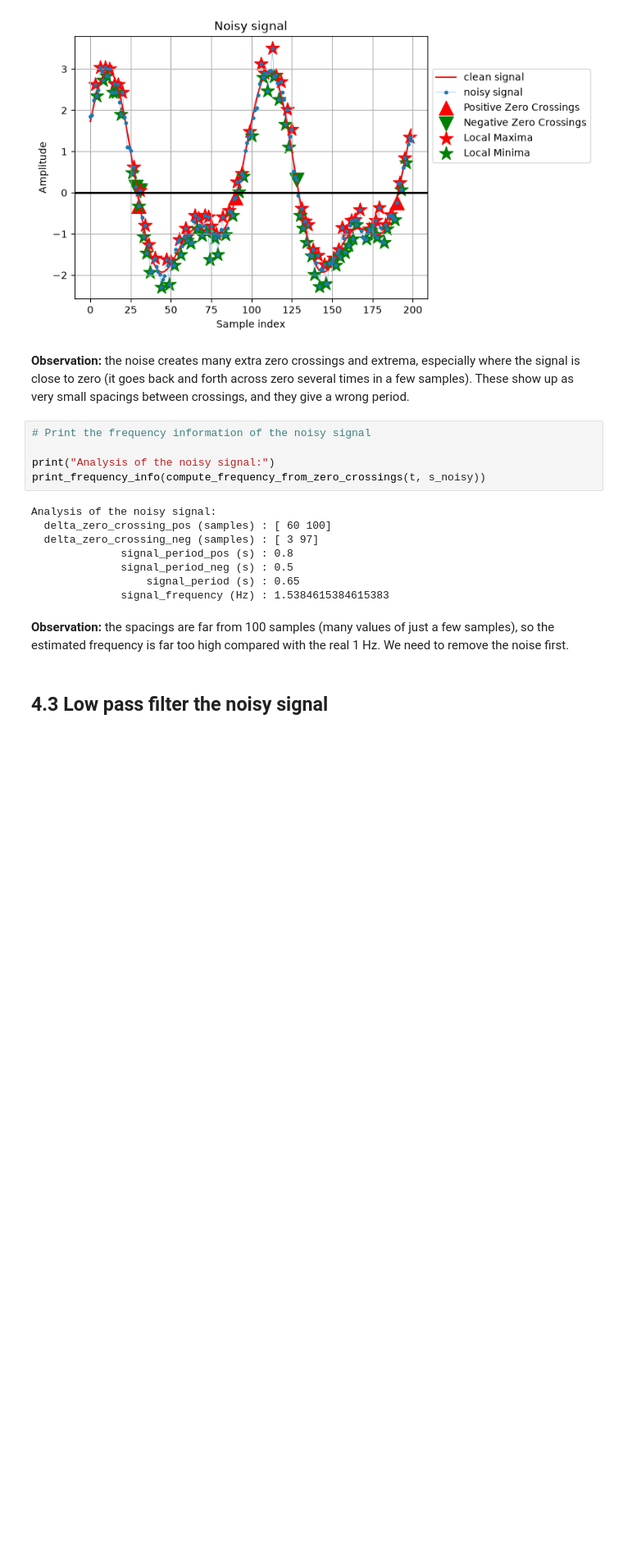
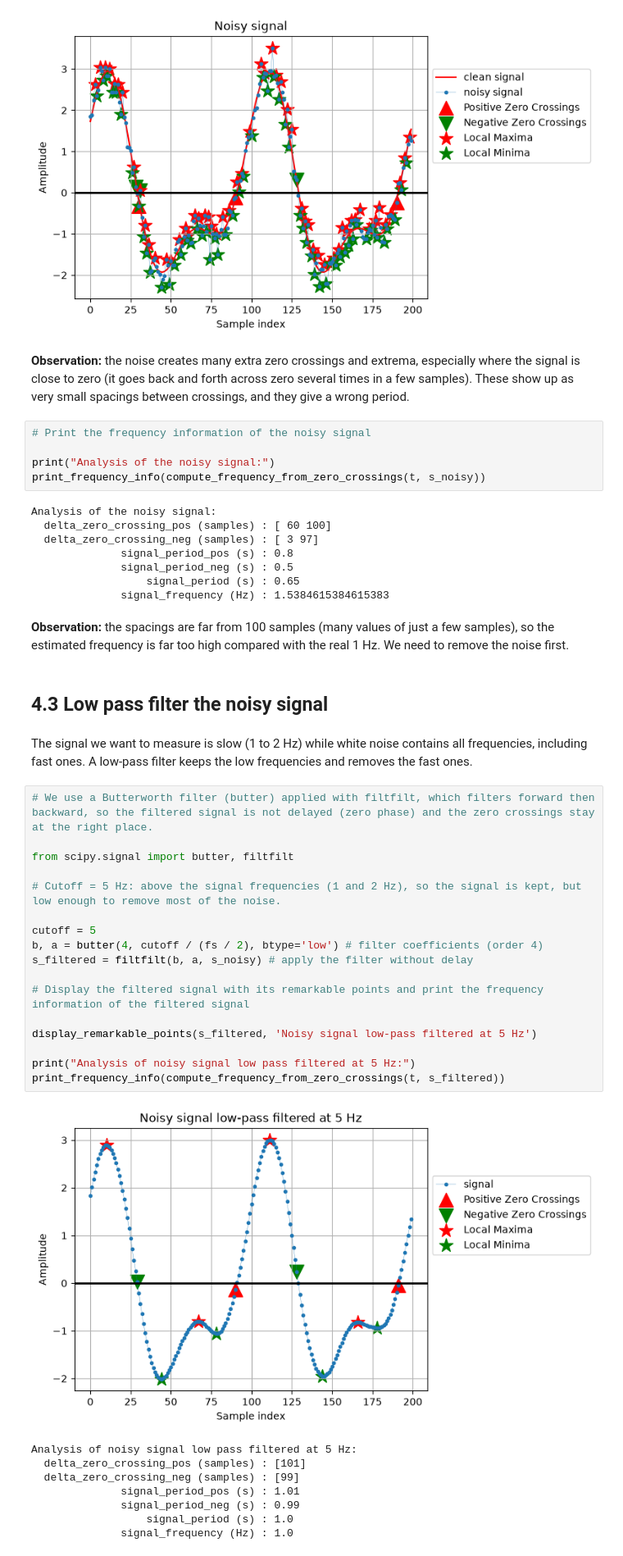
Before and after one commit to ChloeGil-student/Python-Series03, a Jupyter notebook: Python-Series03.ipynb, the cells around one changed output. Shown at 82% size. Saved outputs shown, nothing was run; the diff lists cells and outputs as text; blank space fills up the shorter version.

Commit message:
Add low-pass filtering demo for noisy signal
Expanded section 4.3 in the notebook with a short explanation and executable example of denoising using a 4th-order Butterworth low-pass filter (5 Hz) with `filtfilt` for zero-phase filtering. The cell now plots remarkable points on the filtered waveform and prints zero-crossing-based period/frequency metrics, showing the recovered 1 Hz signal.

```diff
--- a/Python-Series03.ipynb
+++ b/Python-Series03.ipynb
@@ -418,3 +418,31 @@ Analysis of the noisy signal:
 **Observation:** the spacings are far from 100 samples (many values of just a few samples), so the estimated frequency is far too high compared with the real 1 Hz. We need to remove the noise first.
 # %% [markdown]
 ## 4.3 Low pass filter the noisy signal
+# %% [markdown]
+The signal we want to measure is slow (1 to 2 Hz) while white noise contains all frequencies, including fast ones. A low-pass filter keeps the low frequencies and removes the fast ones.
+# %%
+# We use a Butterworth filter (butter) applied with filtfilt, which filters forward then backward, so the filtered signal is not delayed (zero phase) and the zero crossings stay at the right place.
+
+from scipy.signal import butter, filtfilt
+
+# Cutoff = 5 Hz: above the signal frequencies (1 and 2 Hz), so the signal is kept, but low enough to remove most of the noise.
+
+cutoff = 5
+b, a = butter(4, cutoff / (fs / 2), btype='low') # filter coefficients (order 4)
+s_filtered = filtfilt(b, a, s_noisy) # apply the filter without delay
+
+# Display the filtered signal with its remarkable points and print the frequency information of the filtered signal
+
+display_remarkable_points(s_filtered, 'Noisy signal low-pass filtered at 5 Hz')
+
+print("Analysis of noisy signal low pass filtered at 5 Hz:")
+print_frequency_info(compute_frequency_from_zero_crossings(t, s_filtered))
+# %% [output]
+[figure, added]
+Analysis of noisy signal low pass filtered at 5 Hz:
+  delta_zero_crossing_pos (samples) : [101]
+  delta_zero_crossing_neg (samples) : [99]
+              signal_period_pos (s) : 1.01
+              signal_period_neg (s) : 0.99
+                  signal_period (s) : 1.0
+              signal_frequency (Hz) : 1.0
```
